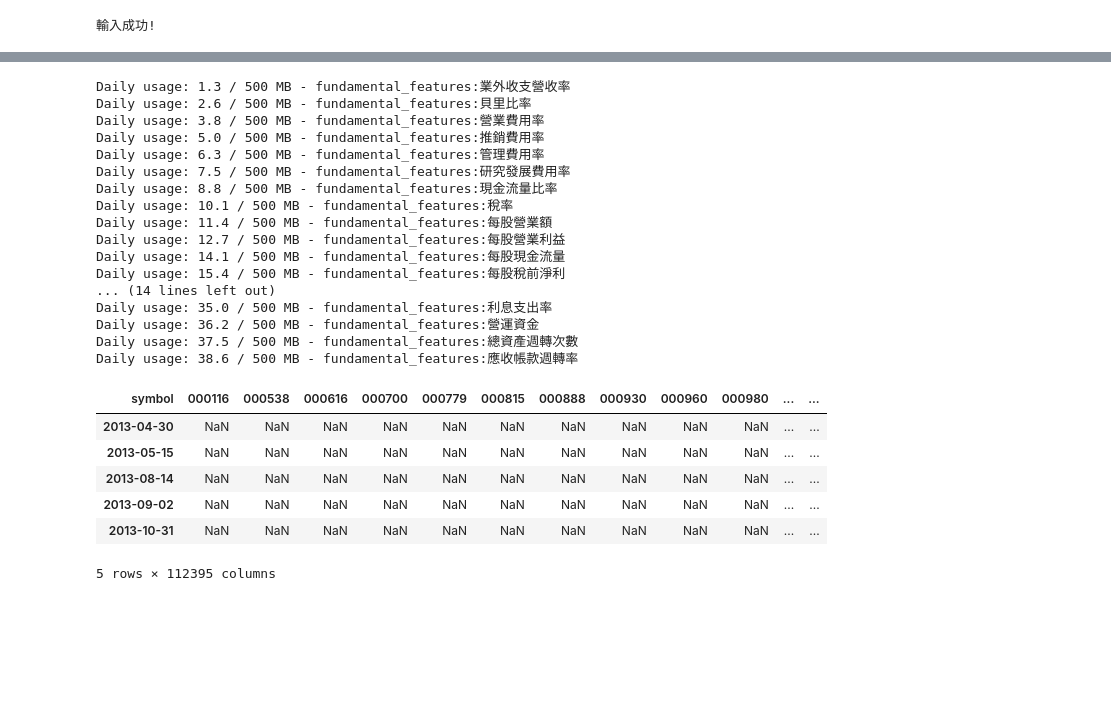
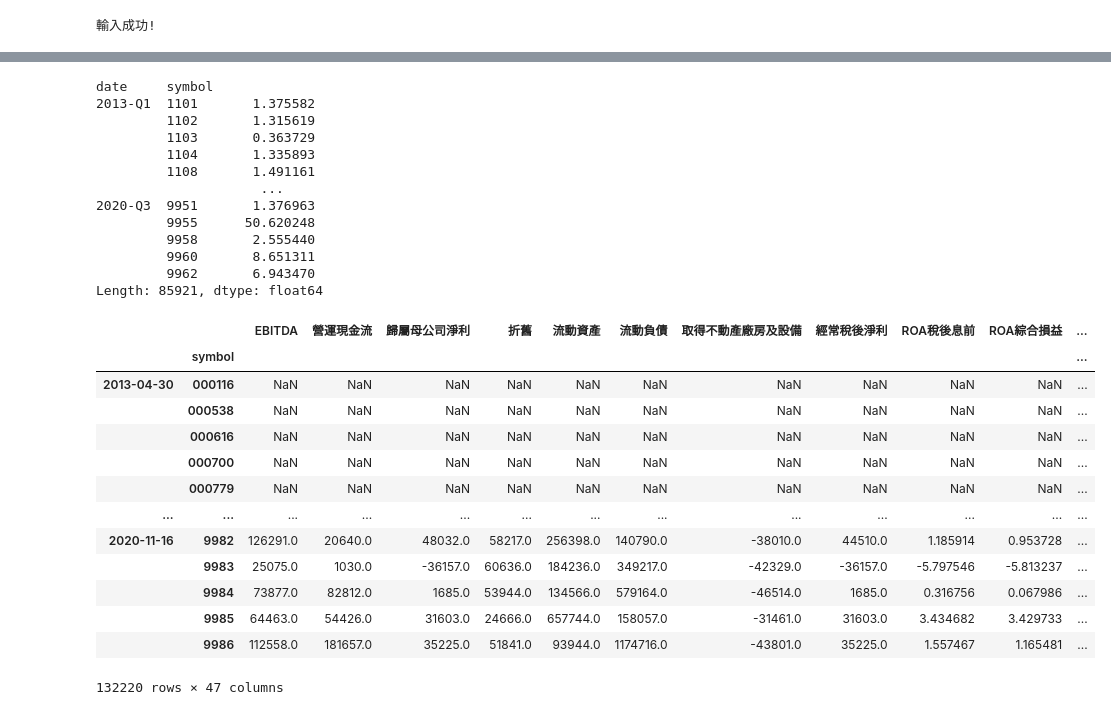
Before and after one commit to max0514/trading_bot, a Jupyter notebook: ML_financial_statement.ipynb, the cells around one changed output, grey strips where cells are left out. Drawn from its saved outputs; the diff is of its cells as text; code cells hidden in the pictures; blank space fills up the shorter version.

```diff
--- a/ML_financial_statement.ipynb
+++ b/ML_financial_statement.ipynb
@@ -70,3 +134,26 @@ finlab.login(str(os.getenv('FINLAB_API')))
+# %%
+cleaned_roe = roe.dropna(axis=1)
+# %%
+cleaned_roe.reset_index()
+# turn it into a multi index dataframe
+stack_roe = cleaned_roe.stack(dropna=False)
+stack_Receivables_turnover_ratio = Receivables_turnover_ratio.stack(dropna=False)
+a = pd.concat([cleaned_roe, Receivables_turnover_ratio], axis=1)
+a.stack()
+# %% [output]
+date     symbol
+2013-Q1  1101       1.375582
+         1102       1.315619
+         1103       0.363729
+         1104       1.335893
+         1108       1.491161
+                     ...
+2020-Q3  9951       1.376963
+         9955      50.620248
+         9958       2.555440
+         9960       8.651311
+         9962       6.943470
+Length: 85921, dtype: float64
 # %%
 import pandas as pd
 
@@ -80,7 +167,7 @@ def get_feature_data(feature_name):
     # df.set_index('date', inplace=True)
     return df
 
-def combine_feature_data(feature_names):
+def combine_feature_data(feature_list):
     """
     Main function to combine data from multiple features into a single DataFrame.
     """
@@ -88,62 +175,56 @@ def combine_feature_data(feature_names):
     dfs = []
     request_times = 0
     # Loop through each feature, get the data and append to the list
-    for feature in feature_names:
+    for feature in feature_list:
         if request_times == 5:
             time.sleep(5)
         df = get_feature_data(feature)
         # Rename the column to match the feature for clarity in the combined DataFrame
+        df.dropna(inplace=True, axis=1, how='all')
         dfs.append(df)
+
+        # stack_df = df.stack(dropna=False)
+        # dfs.append(stack_df)
+
 
         #cannot request the data too often
         time.sleep(1)
         request_times+=1
 
 
     # Combine all the dataframes on the index (date)
-    combined_df = pd.concat(dfs, axis=1)
-    return combined_df
+    combined_df = pd.concat(dfs, axis=1, keys=feature_list)
+    return combined_df.stack(dropna=False)
 
 # List of all the features to retrieve and combine
-feature_list = [
-    '營業利益', 'EBITDA', '營運現金流', '歸屬母公司淨利', '折舊', '流動資產', '流動負債', '取得不動產廠房及設備',
+feature_list = ['EBITDA', '營運現金流', '歸屬母公司淨利', '折舊', '流動資產', '流動負債', '取得不動產廠房及設備',
     '經常稅後淨利', 'ROA稅後息前', 'ROA綜合損益', 'ROE稅後', 'ROE綜合損益', '稅前息前折舊前淨利率', '營業毛利率',
     '營業利益率', '稅前淨利率', '稅後淨利率', '業外收支營收率', '貝里比率', '營業費用率', '推銷費用率', '管理費用率',
     '研究發展費用率', '現金流量比率', '稅率', '每股營業額', '每股營業利益', '每股現金流量', '每股稅前淨利', '每股綜合損益',
     '每股稅後淨利', '總負債除總淨值', '負債比率', '淨值除資產', '營收成長率', '營業毛利成長率', '營業利益成長率', '稅前淨利成長率',
     '稅後淨利成長率', '資產總額成長率', '淨值成長率', '流動比率', '速動比率', '利息支出率', '營運資金', '總資產週轉次數', '應收帳款週轉率'
 ]
 
 # Placeholder for the actual data source
 data_source = {}  # This would be the actual data source in practice
 
 # Call the function to combine the data
 combined_feature_df = combine_feature_data(feature_list)
 
 # Assuming you would like to see the combined dataframe
-combined_feature_df.head()  # Display the first few rows of the combined dataframe
+combined_feature_df  # Display the combined dataframe
 # %% [output]
+|  |  | EBITDA | 營運現金流 | 歸屬母公司淨利 | 折舊 | 流動資產 | 流動負債 | 取得不動產廠房及設備 | 經常稅後淨利 | ROA稅後息前 | ROA綜合損益 | ... |
+|  | symbol |  |  |  |  |  |  |  |  |  |  | ... |
+| 2013-04-30 | 000116 | NaN | NaN | NaN | NaN | NaN | NaN | NaN | NaN | NaN | NaN | ... |
+|  | 000538 | NaN | NaN | NaN | NaN | NaN | NaN | NaN | NaN | NaN | NaN | ... |
+|  | 000616 | NaN | NaN | NaN | NaN | NaN | NaN | NaN | NaN | NaN | NaN | ... |
+|  | 000700 | NaN | NaN | NaN | NaN | NaN | NaN | NaN | NaN | NaN | NaN | ... |
+|  | 000779 | NaN | NaN | NaN | NaN | NaN | NaN | NaN | NaN | NaN | NaN | ... |
+| ... | ... | ... | ... | ... | ... | ... | ... | ... | ... | ... | ... | ... |
+| 2020-11-16 | 9982 | 126291.0 | 20640.0 | 48032.0 | 58217.0 | 256398.0 | 140790.0 | -38010.0 | 44510.0 | 1.185914 | 0.953728 | ... |
+|  | 9983 | 25075.0 | 1030.0 | -36157.0 | 60636.0 | 184236.0 | 349217.0 | -42329.0 | -36157.0 | -5.797546 | -5.813237 | ... |
+|  | 9984 | 73877.0 | 82812.0 | 1685.0 | 53944.0 | 134566.0 | 579164.0 | -46514.0 | 1685.0 | 0.316756 | 0.067986 | ... |
+|  | 9985 | 64463.0 | 54426.0 | 31603.0 | 24666.0 | 657744.0 | 158057.0 | -31461.0 | 31603.0 | 3.434682 | 3.429733 | ... |
+|  | 9986 | 112558.0 | 181657.0 | 35225.0 | 51841.0 | 93944.0 | 1174716.0 | -43801.0 | 35225.0 | 1.557467 | 1.165481 | ... |
-Daily usage: 1.3 / 500 MB - fundamental_features:業外收支營收率
-Daily usage: 2.6 / 500 MB - fundamental_features:貝里比率
-Daily usage: 3.8 / 500 MB - fundamental_features:營業費用率
-Daily usage: 5.0 / 500 MB - fundamental_features:推銷費用率
-Daily usage: 6.3 / 500 MB - fundamental_features:管理費用率
-Daily usage: 7.5 / 500 MB - fundamental_features:研究發展費用率
-Daily usage: 8.8 / 500 MB - fundamental_features:現金流量比率
-Daily usage: 10.1 / 500 MB - fundamental_features:稅率
-Daily usage: 11.4 / 500 MB - fundamental_features:每股營業額
-Daily usage: 12.7 / 500 MB - fundamental_features:每股營業利益
-Daily usage: 14.1 / 500 MB - fundamental_features:每股現金流量
-Daily usage: 15.4 / 500 MB - fundamental_features:每股稅前淨利
-... (14 lines left out)
-Daily usage: 35.0 / 500 MB - fundamental_features:利息支出率
-Daily usage: 36.2 / 500 MB - fundamental_features:營運資金
-Daily usage: 37.5 / 500 MB - fundamental_features:總資產週轉次數
-Daily usage: 38.6 / 500 MB - fundamental_features:應收帳款週轉率
+132220 rows × 47 columns
-| symbol | 000116 | 000538 | 000616 | 000700 | 000779 | 000815 | 000888 | 000930 | 000960 | 000980 | ... | ... |
-| 2013-04-30 | NaN | NaN | NaN | NaN | NaN | NaN | NaN | NaN | NaN | NaN | ... | ... |
-| 2013-05-15 | NaN | NaN | NaN | NaN | NaN | NaN | NaN | NaN | NaN | NaN | ... | ... |
-| 2013-08-14 | NaN | NaN | NaN | NaN | NaN | NaN | NaN | NaN | NaN | NaN | ... | ... |
-| 2013-09-02 | NaN | NaN | NaN | NaN | NaN | NaN | NaN | NaN | NaN | NaN | ... | ... |
-| 2013-10-31 | NaN | NaN | NaN | NaN | NaN | NaN | NaN | NaN | NaN | NaN | ... | ... |
-5 rows × 112395 columns
```
Also changed, not shown: parts of 15 cells of this notebook.
